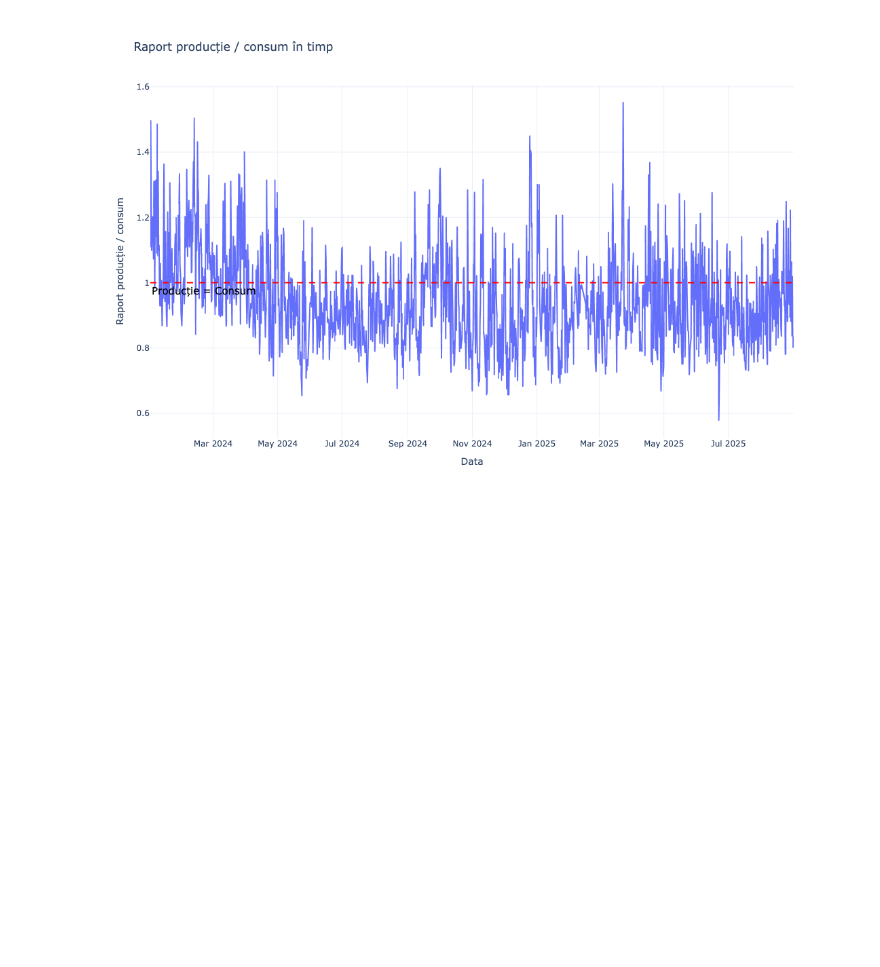
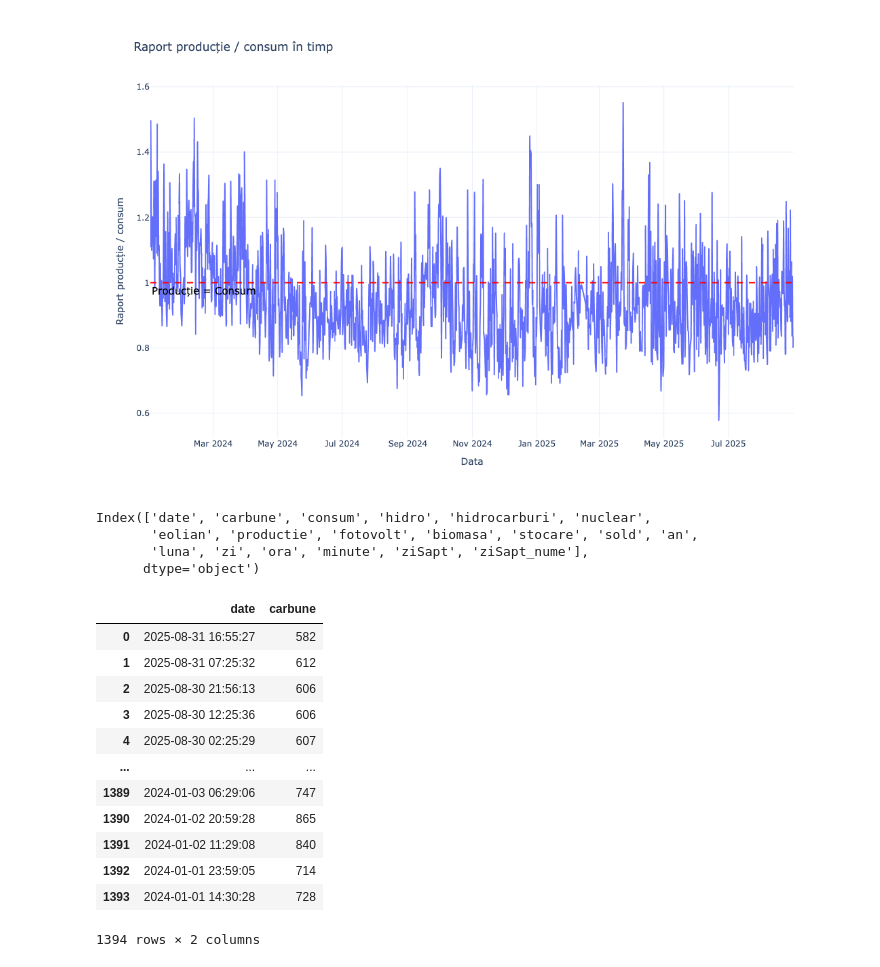
Before and after one commit to iovanom/data_analysis, a Jupyter notebook: lab_1/main.ipynb, the cells around one changed output. Drawn from its saved outputs; the diff is of its cells as text; code cells hidden in the pictures; blank space fills up the shorter version.

```diff
--- a/lab_1/main.ipynb
+++ b/lab_1/main.ipynb
@@ -581,3 +588,28 @@ fig.add_hline(y=1, line_dash='dash', line_color='red', annotation_font_color='bl
 fig.show()
 # %% [output]
 [figure]
+# %%
+df = data.copy()
+df.columns
+# %% [output]
+Index(['date', 'carbune', 'consum', 'hidro', 'hidrocarburi', 'nuclear',
+       'eolian', 'productie', 'fotovolt', 'biomasa', 'stocare', 'sold', 'an',
+       'luna', 'zi', 'ora', 'minute', 'ziSapt', 'ziSapt_nume'],
+      dtype='object')
+# %%
+col = ['date', 'carbune']
+df[col]
+# %% [output]
+|  | date | carbune |
+| 0 | 2025-08-31 16:55:27 | 582 |
+| 1 | 2025-08-31 07:25:32 | 612 |
+| 2 | 2025-08-30 21:56:13 | 606 |
+| 3 | 2025-08-30 12:25:36 | 606 |
+| 4 | 2025-08-30 02:25:29 | 607 |
+| ... | ... | ... |
+| 1389 | 2024-01-03 06:29:06 | 747 |
+| 1390 | 2024-01-02 20:59:28 | 865 |
+| 1391 | 2024-01-02 11:29:08 | 840 |
+| 1392 | 2024-01-01 23:59:05 | 714 |
+| 1393 | 2024-01-01 14:30:28 | 728 |
+1394 rows × 2 columns
```
Also changed, not shown: parts of 1 cell of this notebook, 2 other files.
